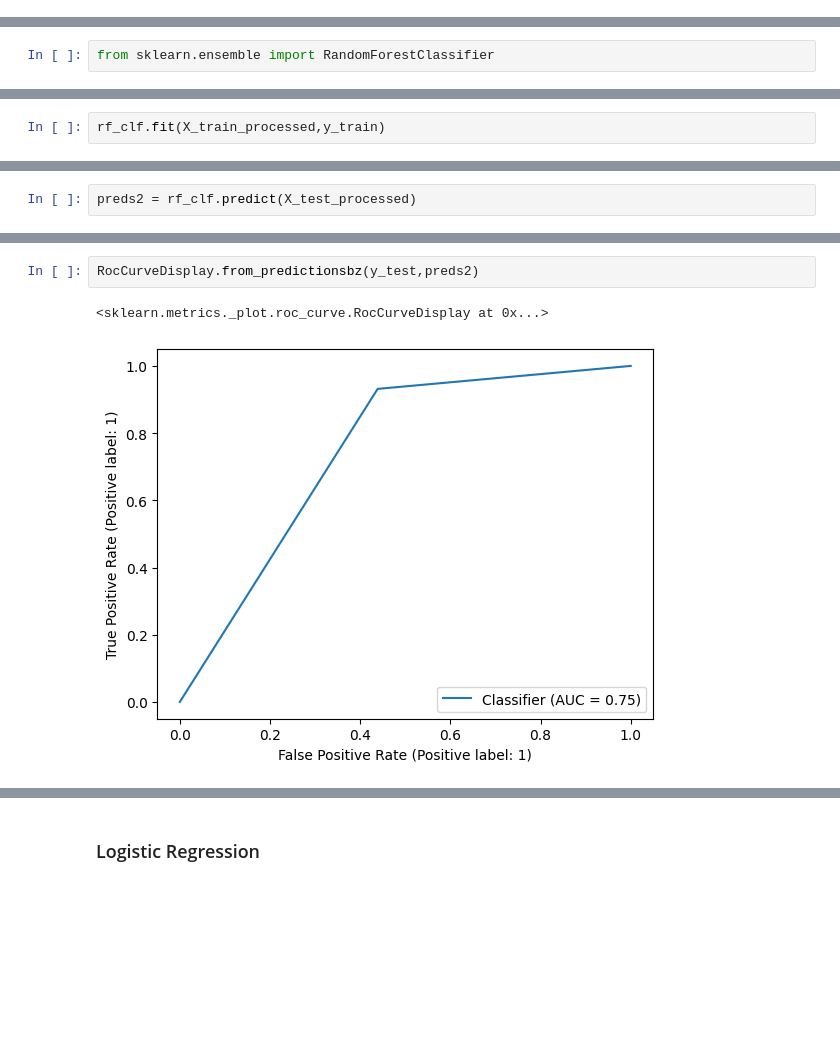
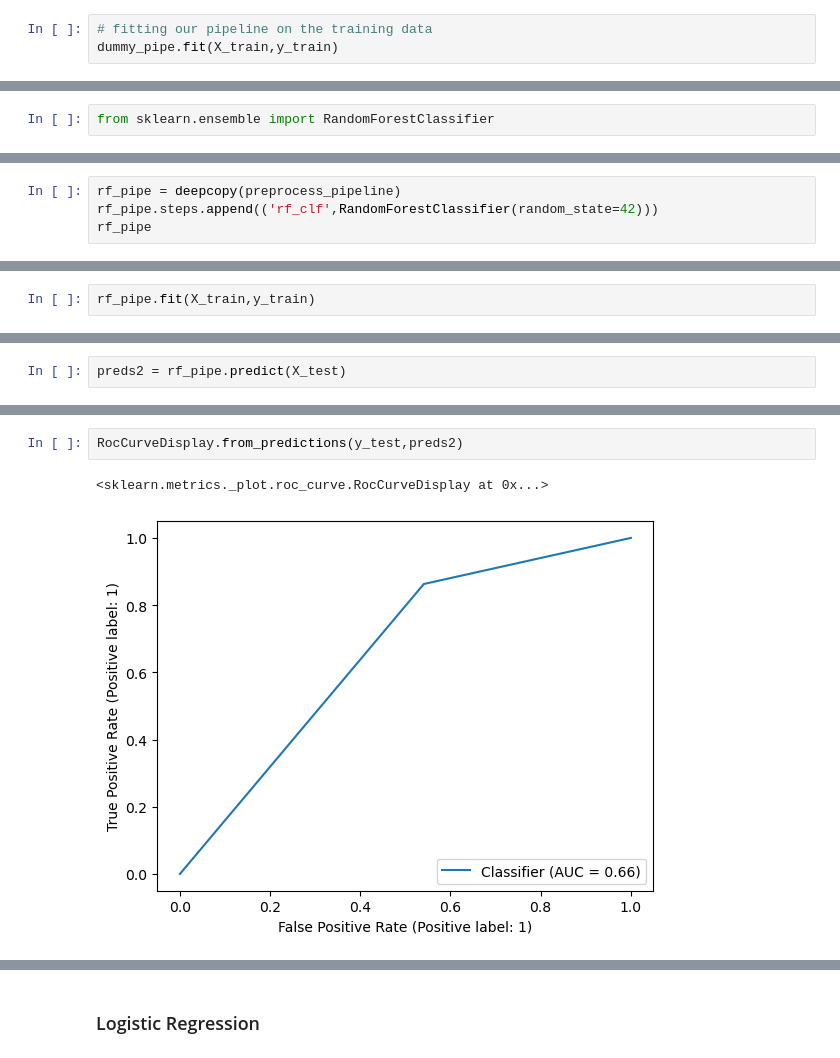
Before and after one commit to asoylatte03/spotify-app-reviews, a Jupyter notebook: modeling.ipynb, the cells around one changed output, grey strips where cells are left out. Cells and saved outputs as stored; diff of their text form; blank space fills up the shorter version.

```diff
--- a/modeling.ipynb
+++ b/modeling.ipynb
@@ -95,0 +98,3 @@ preds = dummy_clf.predict(X_test)
+# %%
+# fitting our pipeline on the training data
+dummy_pipe.fit(X_train,y_train)
@@ -131,0 +143,4 @@ rf_clf = RandomForestClassifier(random_state=42)
+# %%
+rf_pipe = deepcopy(preprocess_pipeline)
+rf_pipe.steps.append(('rf_clf',RandomForestClassifier(random_state=42)))
+rf_pipe
@@ -132,3 +150,3 @@ rf_clf = RandomForestClassifier(random_state=42)
 # %%
-rf_clf.fit(X_train_processed,y_train)
+rf_pipe.fit(X_train,y_train)
 # %% [output]
@@ -138,5 +157,5 @@ X_test_processed = preprocess_pipeline.transform(X_test)
 # %%
-preds2 = rf_clf.predict(X_test_processed)
+preds2 = rf_pipe.predict(X_test)
 # %%
 ConfusionMatrixDisplay.from_predictions(y_test, preds2,normalize='true',display_labels=class_labels)
 # %% [output]
@@ -160,8 +179,8 @@ weighted avg       0.82      0.82      0.81     17272
 # %%
-RocCurveDisplay.from_predictionsbz(y_test,preds2)
+RocCurveDisplay.from_predictions(y_test,preds2)
 # %% [output]
 <sklearn.metrics._plot.roc_curve.RocCurveDisplay at 0x...>
-[figure, old version]
+[figure, new version]
 # %%
 PrecisionRecallDisplay.from_predictions(y_test,preds2)
 # %% [output]
```
Also changed, not shown: parts of 70 cells of this notebook, 2 other files.
